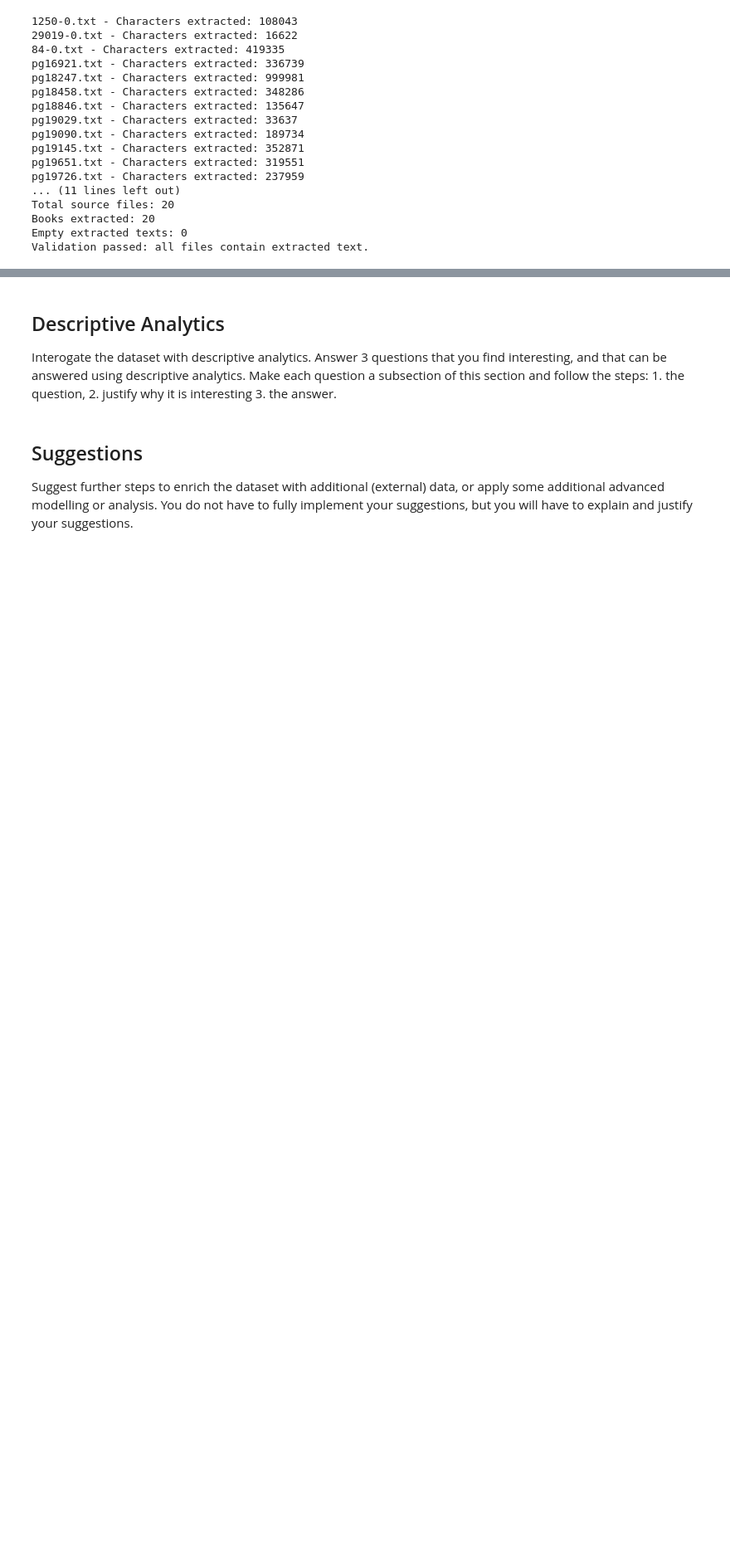
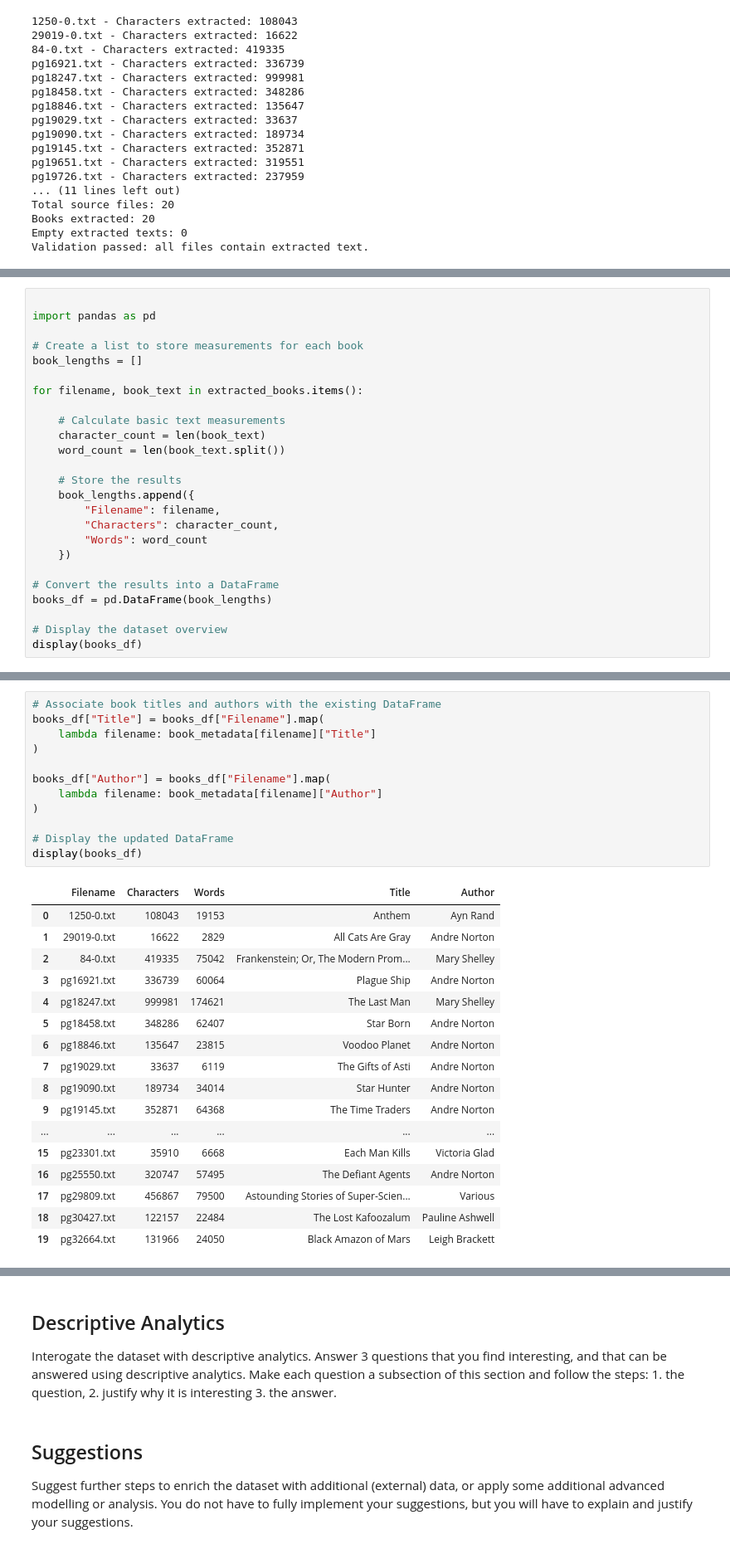
Before and after one commit to MadeByDevForge/Gutenberg_report, a Jupyter notebook: 3515350_CSCU9M3_TheAssignment_Aut26 copy 2.ipynb, the cells around one changed output, grey strips where cells are left out. Shown at 83% size. Cells and saved outputs as stored; diff of their text form; blank space fills up the shorter version.

```diff
--- a/3515350_CSCU9M3_TheAssignment_Aut26 copy 2.ipynb
+++ b/3515350_CSCU9M3_TheAssignment_Aut26 copy 2.ipynb
@@ -483,0 +581,25 @@ Programmatically explore the dataset. Tell the reader, how the dataset looks lik
+# %%
+
+import pandas as pd
+
+# Create a list to store measurements for each book
+book_lengths = []
+
+for filename, book_text in extracted_books.items():
+
+    # Calculate basic text measurements
+    character_count = len(book_text)
+    word_count = len(book_text.split())
+
+    # Store the results
+    book_lengths.append({
+        "Filename": filename,
+        "Characters": character_count,
+        "Words": word_count
+    })
+
+# Convert the results into a DataFrame
+books_df = pd.DataFrame(book_lengths)
+
+# Display the dataset overview
+display(books_df)
@@ -483,0 +646,30 @@ Programmatically explore the dataset. Tell the reader, how the dataset looks lik
+# %%
+# Associate book titles and authors with the existing DataFrame
+books_df["Title"] = books_df["Filename"].map(
+    lambda filename: book_metadata[filename]["Title"]
+)
+
+books_df["Author"] = books_df["Filename"].map(
+    lambda filename: book_metadata[filename]["Author"]
+)
+
+# Display the updated DataFrame
+display(books_df)
+# %% [output]
+|  | Filename | Characters | Words | Title | Author |
+| 0 | 1250-0.txt | 108043 | 19153 | Anthem | Ayn Rand |
+| 1 | 29019-0.txt | 16622 | 2829 | All Cats Are Gray | Andre Norton |
+| 2 | 84-0.txt | 419335 | 75042 | Frankenstein; Or, The Modern Prom... | Mary Shelley |
+| 3 | pg16921.txt | 336739 | 60064 | Plague Ship | Andre Norton |
+| 4 | pg18247.txt | 999981 | 174621 | The Last Man | Mary Shelley |
+| 5 | pg18458.txt | 348286 | 62407 | Star Born | Andre Norton |
+| 6 | pg18846.txt | 135647 | 23815 | Voodoo Planet | Andre Norton |
+| 7 | pg19029.txt | 33637 | 6119 | The Gifts of Asti | Andre Norton |
+| 8 | pg19090.txt | 189734 | 34014 | Star Hunter | Andre Norton |
+| 9 | pg19145.txt | 352871 | 64368 | The Time Traders | Andre Norton |
+| ... | ... | ... | ... | ... | ... |
+| 15 | pg23301.txt | 35910 | 6668 | Each Man Kills | Victoria Glad |
+| 16 | pg25550.txt | 320747 | 57495 | The Defiant Agents | Andre Norton |
+| 17 | pg29809.txt | 456867 | 79500 | Astounding Stories of Super-Scien... | Various |
+| 18 | pg30427.txt | 122157 | 22484 | The Lost Kafoozalum | Pauline Ashwell |
+| 19 | pg32664.txt | 131966 | 24050 | Black Amazon of Mars | Leigh Brackett |
```
Also changed, not shown: parts of 30 cells of this notebook, 14 other files.
